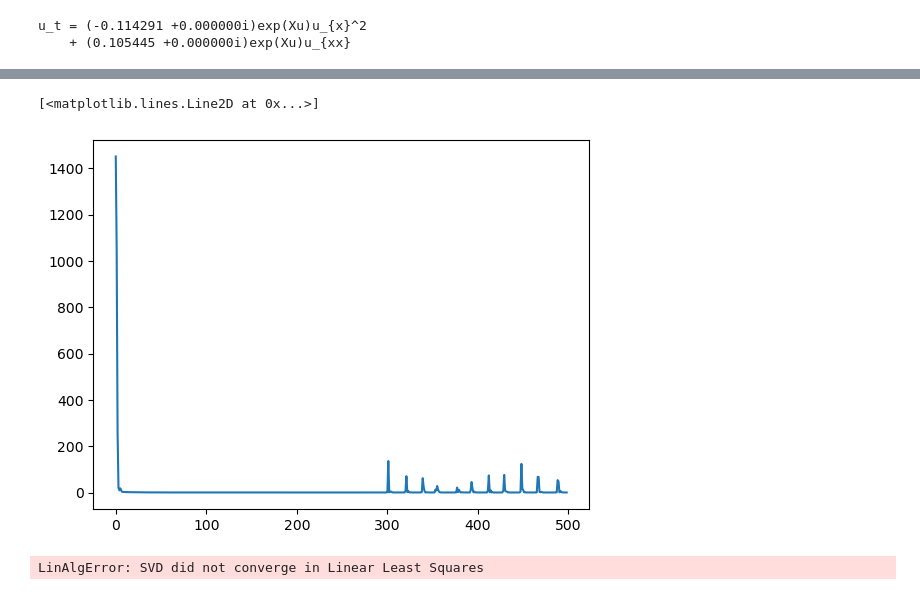
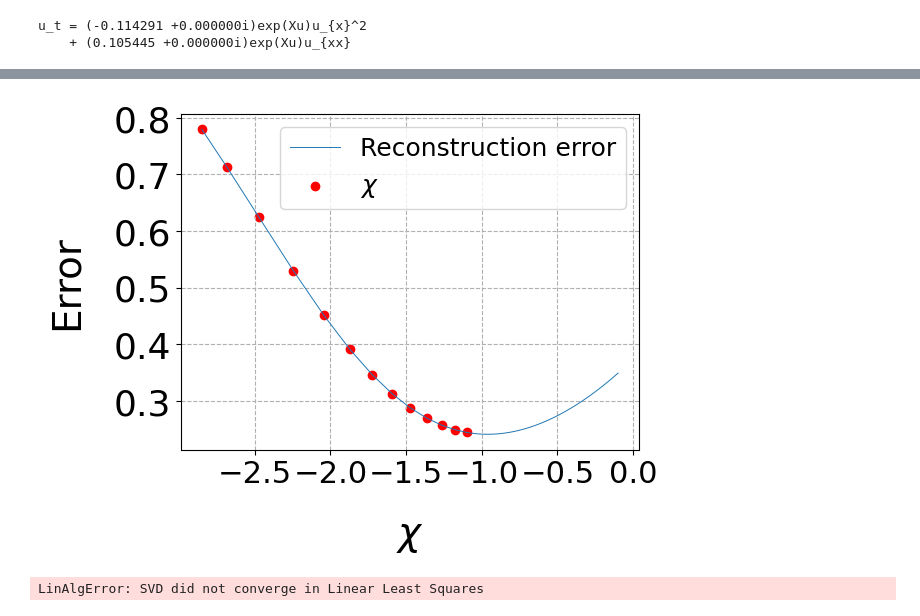
Before and after one commit to tabishhub/adam_d3s, a Jupyter notebook: SINDy_PDEs/Nonlinear_heat_1d.ipynb, the cells around one changed output, grey strips where cells are left out. Cells and saved outputs as stored; diff of their text form; code cells hidden in the pictures.

```diff
--- a/SINDy_PDEs/Nonlinear_heat_1d.ipynb
+++ b/SINDy_PDEs/Nonlinear_heat_1d.ipynb
@@ -78,7 +78,7 @@ loops = 500                                                  # Number of iterati
 theta = R                                                    # Data matrix for dictionary
 rhs_des = rhs_des                                            # Description of rhs
 Ut = Ut                                                      # Ut column vector
-lam = 1e-5                                                     # regularization penalty
+lam = 0                                                     # regularization penalty
 
 opt_heat_pde = OptimalPDESINDy(epss, loops, rhs_des)
 
@@ -134,19 +134,11 @@ for i in range(len(p_array)):
     R_n_exp = opt_heat_pde.build_new_theta(p_array[i], R)
     #w = TrainSTRidge(R_n_exp, Ut, 1e-5, 0.8)
     w_exp = opt_heat_pde.pde_sindy(R_n_exp, Ut, lam=1e-9)
-    c = opt_heat_pde.cost_pde_sindy(w_exp, p_array[i], R, Ut, lam=1e-3)
+    c = opt_heat_pde.cost_pde_sindy(w_exp, p_array[i], R, Ut, lam=0)
     cost_pde[i] = c
-
-
-# for i in range(len(list_chi)):
-#     R_n_exp = opt_heat_pde.build_new_theta(list_chi[i], R)
-#     #w = TrainSTRidge(R_n_exp, Ut, 1e-5, 0.8)
-#     w_exp = opt_heat_pde.pde_sindy(R_n_exp, Ut, lam=1e-9)
-#     s = opt_heat_pde.cost_pde_sindy(w_exp, list_chi[i], R, Ut, lam=1e-3)
-#     cost_pde.append(s)
 # %%
 LAST = np.array(p_vals).flatten()[-1]
-sep = p_array <= LAST
+sep = p_array < LAST
 sep
 # %% [output]
 array([ True,  True,  True,  True,  True,  True,  True,  True,  True,
@@ -193,8 +150,26 @@ plt.show()
-# %%
-plt.plot(f_vals_adam_p)
-# %% [output]
-[<matplotlib.lines.Line2D at 0x...>]
-[figure, removed]
+# %%
+plt.figure()  # Optional: specify figure size
+plt.subplots_adjust(bottom=0.25, left=0.25)  # Add extra space for the labels
+
+# Plot the data
+plt.plot(p_array, cost_pde, linewidth=0.7, label='Reconstruction error')
+plt.scatter(p_array[sep], cost_pde[sep], color='red', label='$\chi$')
+
+# Add grid, labels, legend, and ticks
+plt.grid(which='minor', linestyle=':')
+plt.grid(which='major', linestyle='--')
+plt.ylabel('Error', fontsize=28, labelpad=20)  # labelpad for extra padding
+plt.xlabel('$\chi$', fontsize=28, labelpad=20)
+plt.legend(loc='upper right', fontsize=18)
+plt.xticks(fontsize=22)
+plt.yticks(fontsize=26)
+
+# Use tight_layout for better spacing (optional)
+plt.tight_layout()
+#plt.savefig('C:/Users/tabis/OneDrive - University of Edinburgh/Desktop/publications/data_driven_dynamical_systems/SINDy_PDEs/figures/pde_adam_converegence.pdf')
+plt.show()
+# %% [output]
+[figure, added]
 # %%
 # Solve with STRidge from PDE_FIND algorithm for different values of parameter p
 
```
Also changed, not shown: parts of 5 cells of this notebook, 3 other files.
